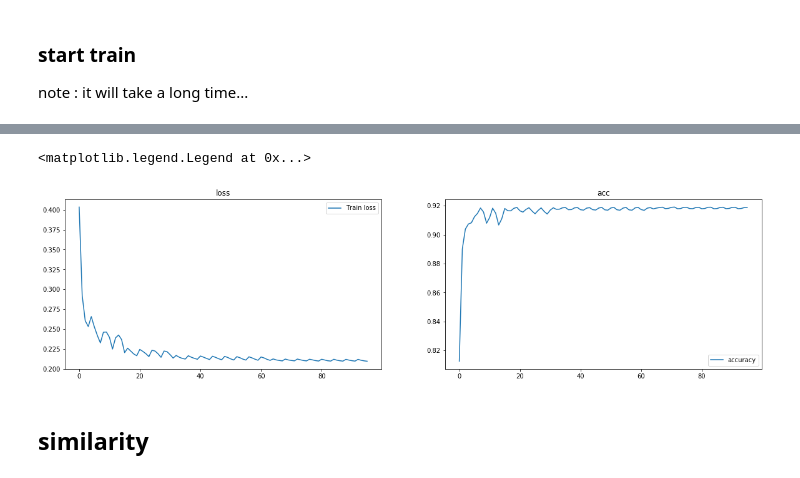
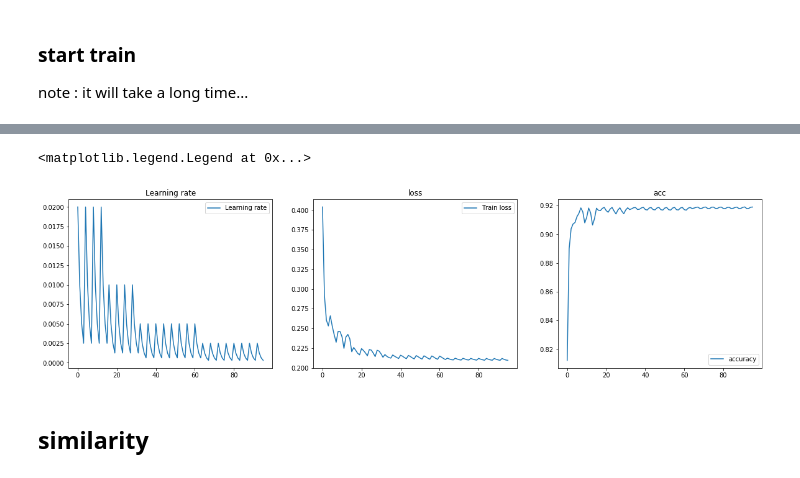
Before and after one commit to darecophoenixx/wordroid.sblo.jp, a Jupyter notebook: demo/wordanddoc2vec/demo_Reuters_newswire_topics_001.ipynb, the cells around one changed output, grey strips where cells are left out. Cells and saved outputs as stored; diff of their text form; code cells hidden in the pictures.

Commit message:
add lr graph

```diff
--- a/demo/wordanddoc2vec/demo_Reuters_newswire_topics_001.ipynb
+++ b/demo/wordanddoc2vec/demo_Reuters_newswire_topics_001.ipynb
@@ -204,16 +204,19 @@ Learning rate:  0.0003125
 # %%
 hst_history = wd2v.hst.history
 # %%
-fig, ax = plt.subplots(1, 2, figsize=(20,5))
-ax[0].set_title('loss')
-ax[0].plot(list(range(len(hst_history["loss"]))), hst_history["loss"], label="Train loss")
-ax[1].set_title('acc')
-ax[1].plot(list(range(len(hst_history["loss"]))), hst_history["acc"], label="accuracy")
+fig, ax = plt.subplots(1, 3, figsize=(20,5))
+ax[0].set_title('Learning rate')
+ax[0].plot(list(range(len(hst_history["loss"]))), hst_history["lr"], label="Learning rate")
+ax[1].set_title('loss')
+ax[1].plot(list(range(len(hst_history["loss"]))), hst_history["loss"], label="Train loss")
+ax[2].set_title('acc')
+ax[2].plot(list(range(len(hst_history["loss"]))), hst_history["acc"], label="accuracy")
 ax[0].legend()
 ax[1].legend()
+ax[2].legend()
 # %% [output]
 <matplotlib.legend.Legend at 0x...>
-[figure, old version]
+[figure, new version]
 # %% [markdown]
 ## similarity
 # %%
```
Also changed, not shown: parts of 7 cells of this notebook.
